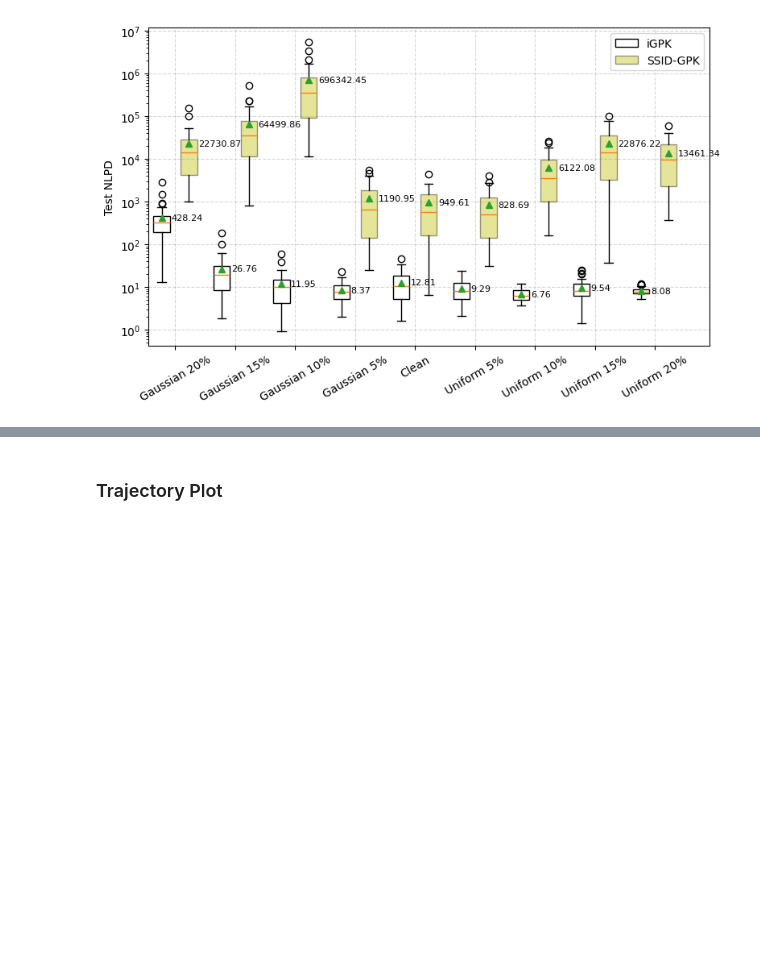
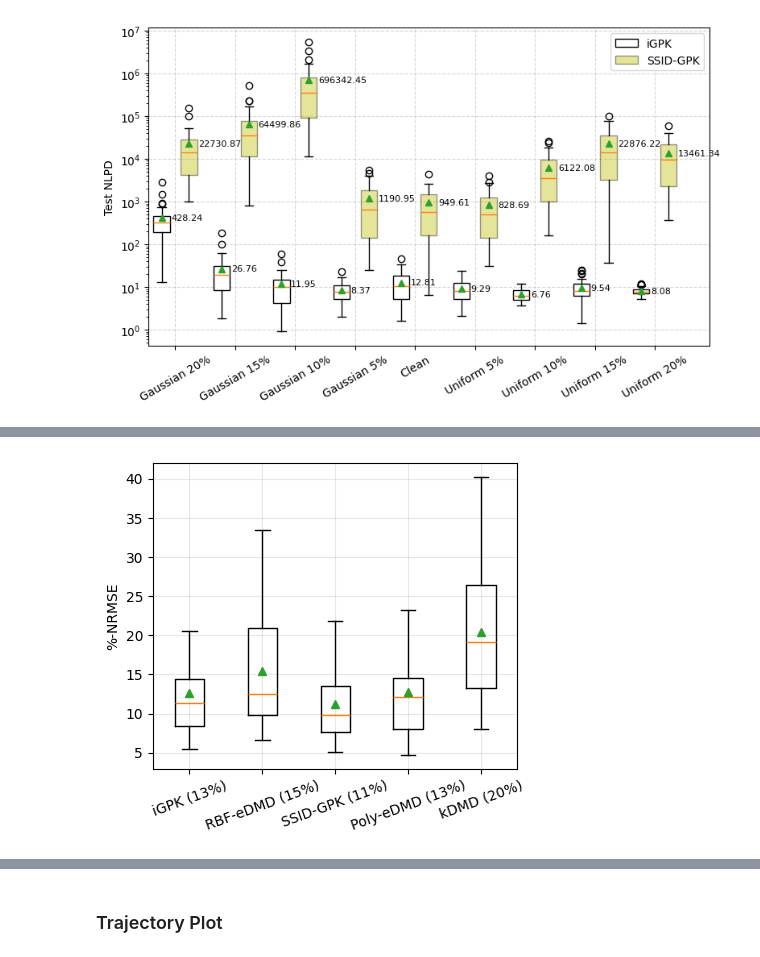
Before and after one commit to abhigyan9/KoopmanGPO, a Jupyter notebook: plotting_siam.ipynb, the cells around one changed output, grey strips where cells are left out. Saved outputs shown, nothing was run; the diff lists cells and outputs as text; code cells hidden in the pictures; blank space fills up the shorter version.

```diff
--- a/plotting_siam.ipynb
+++ b/plotting_siam.ipynb
@@ -615,0 +908,26 @@ Test  NLPD SSID-GPK: mean=13461.3395, std=12966.8444
+# %%
+errs = NRMSE_Test['Gaussian 5%']
+data, labels = [], []
+for name, tensor in errs.items():
+    # Collapse second dimension → (19,)
+    traj_mean = tensor.mean(dim=1)
+    overall_mean = 100 * tensor.mean()
+
+    data.append(100*traj_mean.detach().cpu().numpy())
+    labels.append(f'{name} ({overall_mean:.0f}%)')
+
+# Create violin plot
+plt.figure(figsize=(4.5, 4))
+plt.boxplot(data, showmeans=True, widths=0.4, showfliers=False)
+
+plt.xticks(range(1, len(labels) + 1), labels, rotation=20)
+plt.ylabel("%-NRMSE")
+# plt.title("Test Error Distribution Across Models")
+plt.grid(alpha=0.3)
+# plt.ylim((5.,150.))
+
+plt.tight_layout()
+plt.show()
+del data, labels
+# %% [output]
+[figure, added]
```
Also changed, not shown: parts of 42 cells of this notebook, 58 other files.
